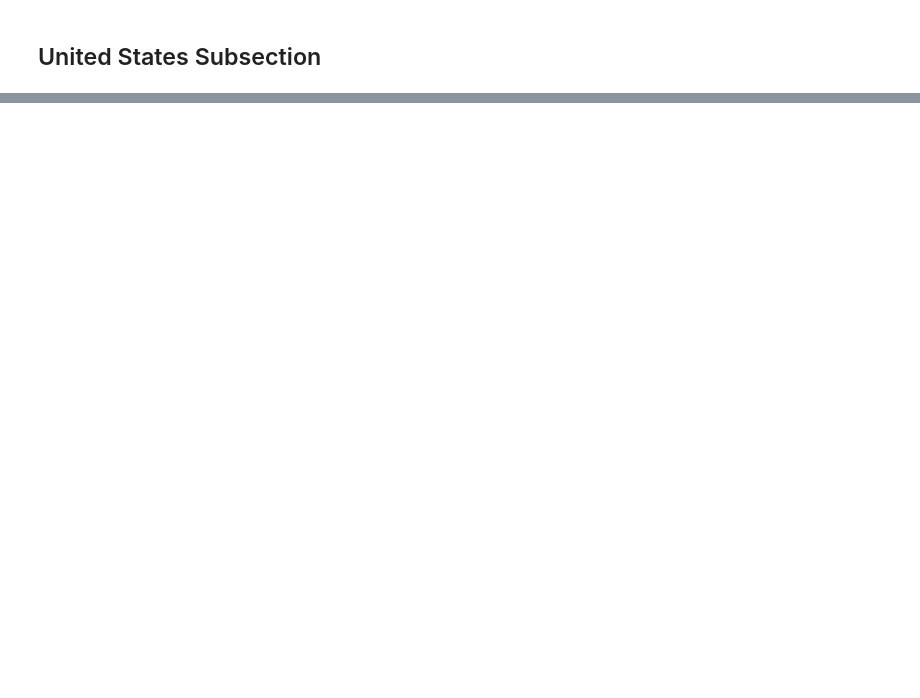
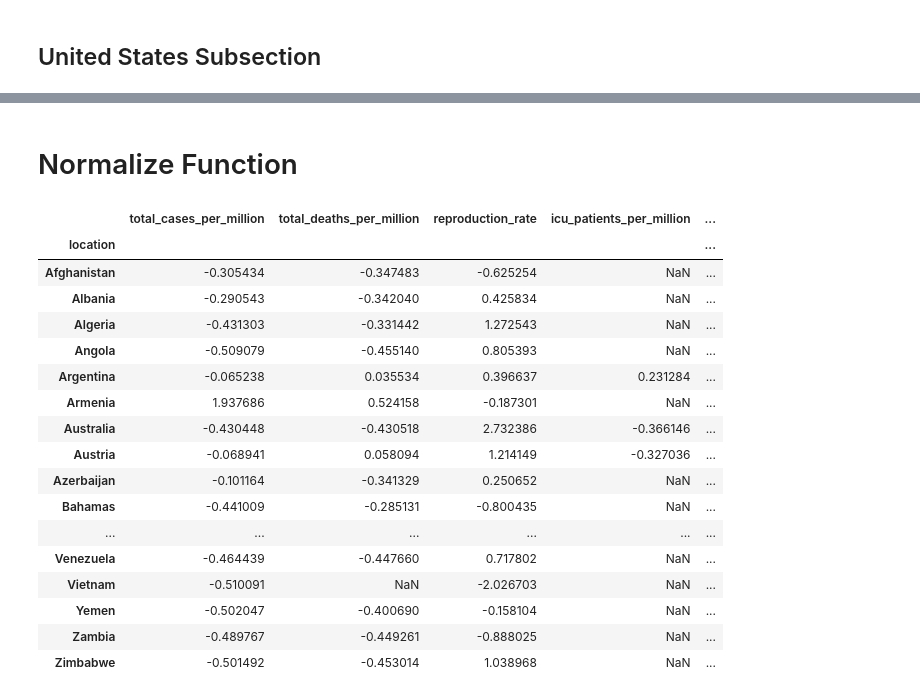
Before and after one commit to COGS118B/group_template, a Jupyter notebook: data_analysis.ipynb, the cells around one changed output, grey strips where cells are left out. Cells and saved outputs as stored; diff of their text form; code cells hidden in the pictures; blank space fills up the shorter version.

```diff
--- a/data_analysis.ipynb
+++ b/data_analysis.ipynb
@@ -94,0 +157,2 @@ len(df['date'].unique())
+# %% [markdown]
+# Normalize Function
@@ -94,0 +177,40 @@ len(df['date'].unique())
+# %%
+def normalize_columns_zscore(df):
+    """
+    Normalize each column in the DataFrame by calculating the z-score.
+
+    Args:
+    df (pd.DataFrame): Input DataFrame.
+
+    Returns:
+    pd.DataFrame: Normalized DataFrame.
+    """
+    normalized_df = df.copy()  # Create a copy of the original DataFrame
+
+    for column in df.columns:
+        mean = df[column].mean()
+        std = df[column].std()
+        normalized_df[column] = (df[column] - mean) / std  # Calculate z-score for each column
+
+    return normalized_df
+# %%
+normalize_columns_zscore(df_loc)
+# %% [output]
+|  | total_cases_per_million | total_deaths_per_million | reproduction_rate | icu_patients_per_million | ... |
+| location |  |  |  |  | ... |
+| Afghanistan | -0.305434 | -0.347483 | -0.625254 | NaN | ... |
+| Albania | -0.290543 | -0.342040 | 0.425834 | NaN | ... |
+| Algeria | -0.431303 | -0.331442 | 1.272543 | NaN | ... |
+| Angola | -0.509079 | -0.455140 | 0.805393 | NaN | ... |
+| Argentina | -0.065238 | 0.035534 | 0.396637 | 0.231284 | ... |
+| Armenia | 1.937686 | 0.524158 | -0.187301 | NaN | ... |
+| Australia | -0.430448 | -0.430518 | 2.732386 | -0.366146 | ... |
+| Austria | -0.068941 | 0.058094 | 1.214149 | -0.327036 | ... |
+| Azerbaijan | -0.101164 | -0.341329 | 0.250652 | NaN | ... |
+| Bahamas | -0.441009 | -0.285131 | -0.800435 | NaN | ... |
+| ... | ... | ... | ... | ... | ... |
+| Venezuela | -0.464439 | -0.447660 | 0.717802 | NaN | ... |
+| Vietnam | -0.510091 | NaN | -2.026703 | NaN | ... |
+| Yemen | -0.502047 | -0.400690 | -0.158104 | NaN | ... |
+| Zambia | -0.489767 | -0.449261 | -0.888025 | NaN | ... |
+| Zimbabwe | -0.501492 | -0.453014 | 1.038968 | NaN | ... |
```
Also changed, not shown: parts of 34 cells of this notebook.
